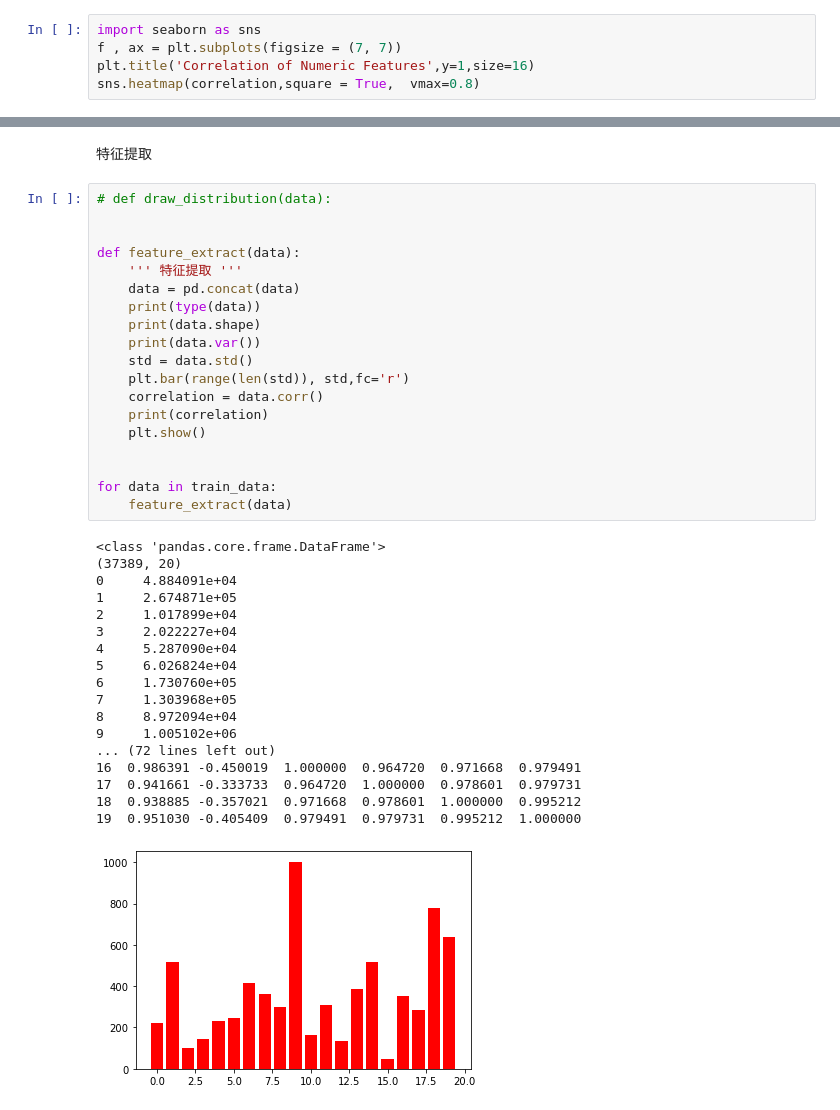
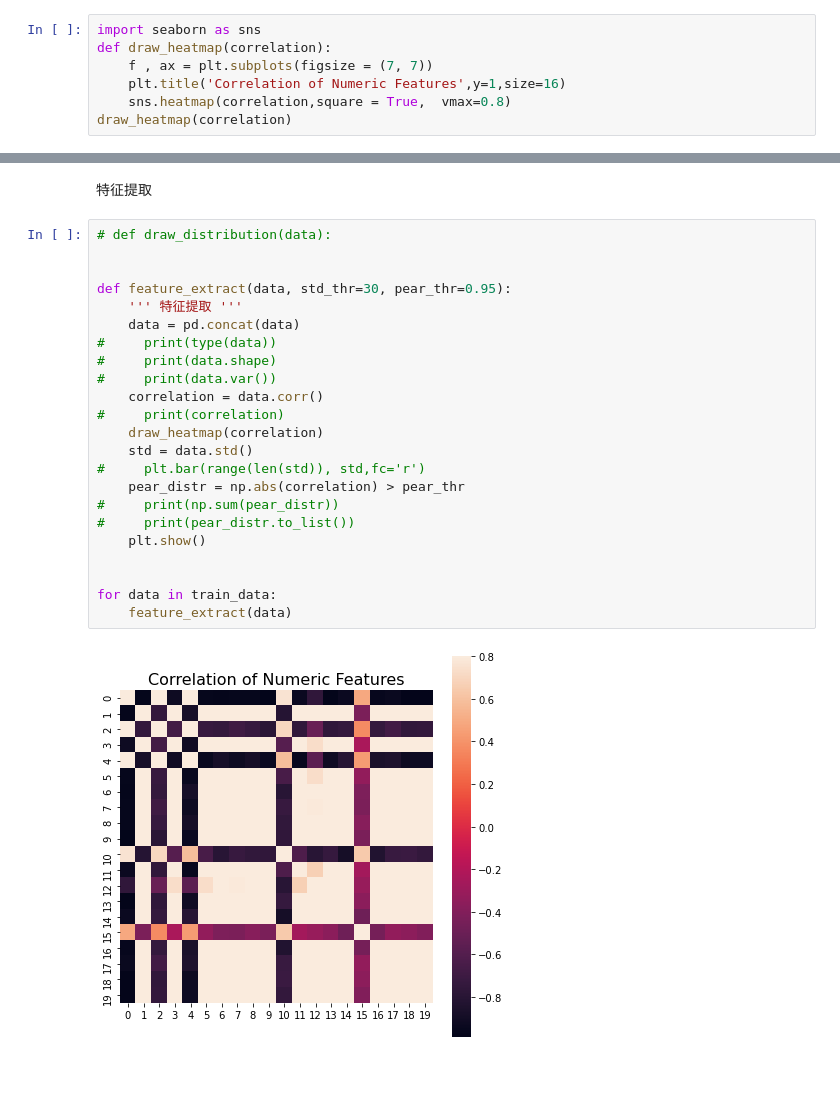
Before and after one commit to Allenhong0218/2020_huawei_C, a Jupyter notebook: problem2.ipynb, the cells around one changed output, grey strips where cells are left out. Cells and saved outputs as stored; diff of their text form; blank space fills up the shorter version.

Commit message:
fix: read data

```diff
--- a/problem2.ipynb
+++ b/problem2.ipynb
@@ -200,7 +202,9 @@ print(correlation[0].sort_values(ascending = False),'\n')
 Name: 0, dtype: float64
 # %%
 import seaborn as sns
-f , ax = plt.subplots(figsize = (7, 7))
-plt.title('Correlation of Numeric Features',y=1,size=16)
-sns.heatmap(correlation,square = True,  vmax=0.8)
+def draw_heatmap(correlation):
+    f , ax = plt.subplots(figsize = (7, 7))
+    plt.title('Correlation of Numeric Features',y=1,size=16)
+    sns.heatmap(correlation,square = True,  vmax=0.8)
+draw_heatmap(correlation)
 # %% [output]
@@ -249,38 +252,25 @@ g = g.map(sns.distplot, "value")
 # %%
 # def draw_distribution(data):
 
 
-def feature_extract(data):
+def feature_extract(data, std_thr=30, pear_thr=0.95):
     ''' 特征提取 '''
     data = pd.concat(data)
-    print(type(data))
-    print(data.shape)
-    print(data.var())
+#     print(type(data))
+#     print(data.shape)
+#     print(data.var())
+    correlation = data.corr()
+#     print(correlation)
+    draw_heatmap(correlation)
     std = data.std()
-    plt.bar(range(len(std)), std,fc='r')
-    correlation = data.corr()
-    print(correlation)
+#     plt.bar(range(len(std)), std,fc='r')
+    pear_distr = np.abs(correlation) > pear_thr
+#     print(np.sum(pear_distr))
+#     print(pear_distr.to_list())
     plt.show()
 
 
 for data in train_data:
     feature_extract(data)
 # %% [output]
-<class 'pandas.core.frame.DataFrame'>
-(37389, 20)
-0     4.884091e+04
-1     2.674871e+05
-2     1.017899e+04
-3     2.022227e+04
-4     5.287090e+04
-5     6.026824e+04
-6     1.730760e+05
-7     1.303968e+05
-8     8.972094e+04
-9     1.005102e+06
-... (72 lines left out)
-16  0.986391 -0.450019  1.000000  0.964720  0.971668  0.979491
-17  0.941661 -0.333733  0.964720  1.000000  0.978601  0.979731
-18  0.938885 -0.357021  0.971668  0.978601  1.000000  0.995212
-19  0.951030 -0.405409  0.979491  0.979731  0.995212  1.000000
-[figure, old version]
+[figure, new version]
```
Also changed, not shown: parts of 14 cells of this notebook.
